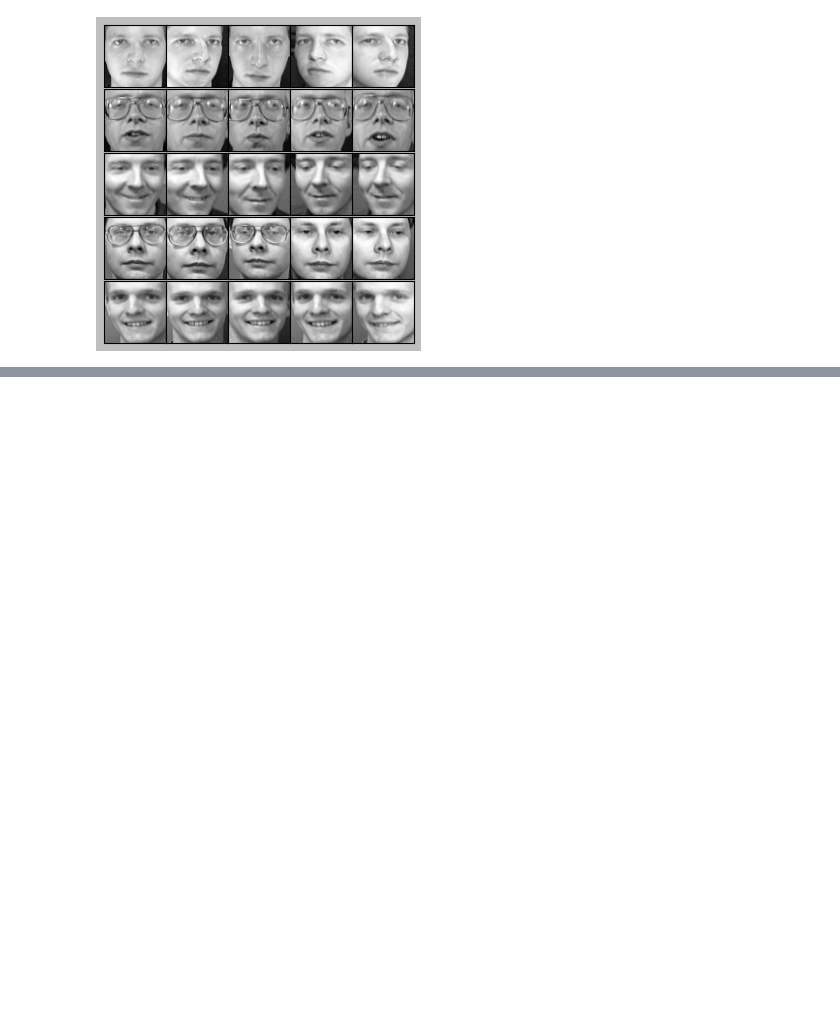
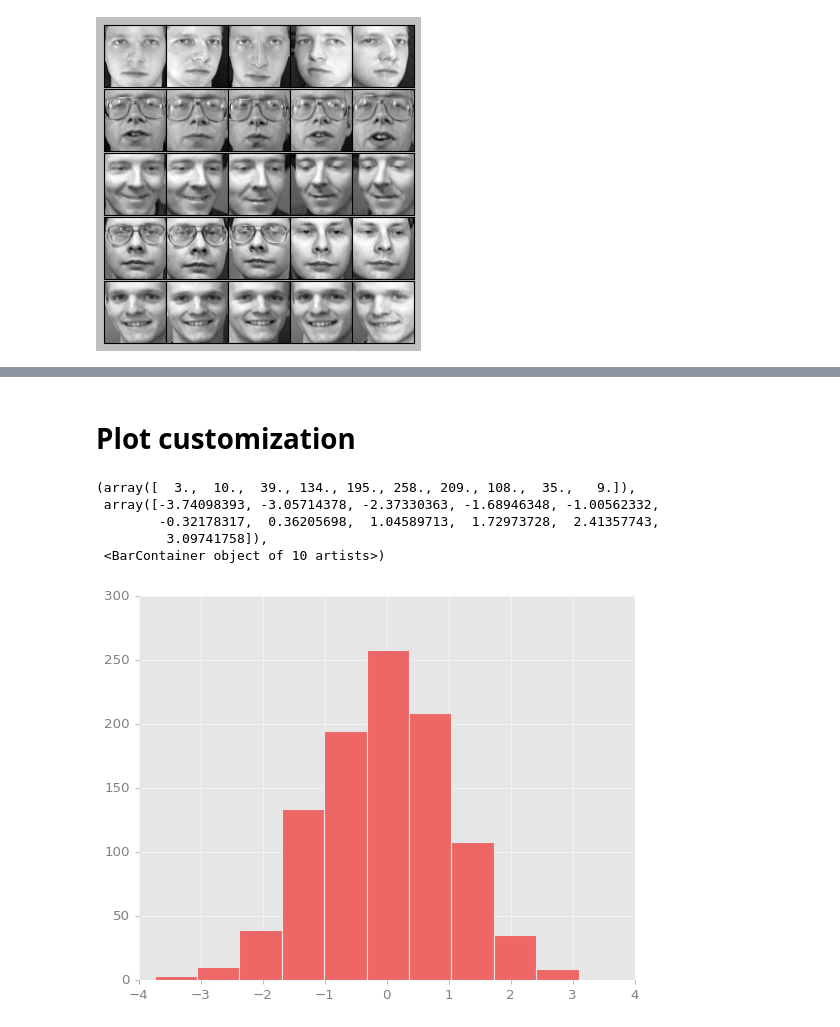
Before and after one commit to SlawCzech/matplot_exercises, a Jupyter notebook: matplot_basic.ipynb, the cells around one changed output, grey strips where cells are left out. Saved outputs shown, nothing was run; the diff lists cells and outputs as text; code cells hidden in the pictures; blank space fills up the shorter version.

```diff
--- a/matplot_basic.ipynb
+++ b/matplot_basic.ipynb
@@ -452,0 +470,32 @@ for i in range(5):
+# %% [markdown]
+# Plot customization
+# %%
+x = np.random.randn(1000)
+# plt.hist(x)
+# gray background
+fig = plt.figure(facecolor='white')
+ax = plt.axes(facecolor='#E6E6E6')
+ax.set_axisbelow(True)
+# solid line white gridlines
+plt.grid(color='w', linestyle='solid')
+# hide axis spines
+for spine in ax.spines.values():
+    spine.set_visible(False)
+# hide top and right ticks
+ax.xaxis.tick_bottom()
+ax.yaxis.tick_left()
+# lighten ticks and labels
+ax.tick_params(colors='gray', direction='out')
+for tick in ax.get_xticklabels():
+    tick.set_color('gray')
+for tick in ax.get_yticklabels():
+    tick.set_color('gray')
+# face and edgecolor of the histogram
+ax.hist(x, edgecolor='#E6E6E6', color='#EE6666')
+# %% [output]
+(array([  3.,  10.,  39., 134., 195., 258., 209., 108.,  35.,   9.]),
+ array([-3.74098393, -3.05714378, -2.37330363, -1.68946348, -1.00562332,
+        -0.32178317,  0.36205698,  1.04589713,  1.72973728,  2.41357743,
+         3.09741758]),
+ <BarContainer object of 10 artists>)
+[figure, added]
```
Also changed, not shown: parts of 3 cells of this notebook.
